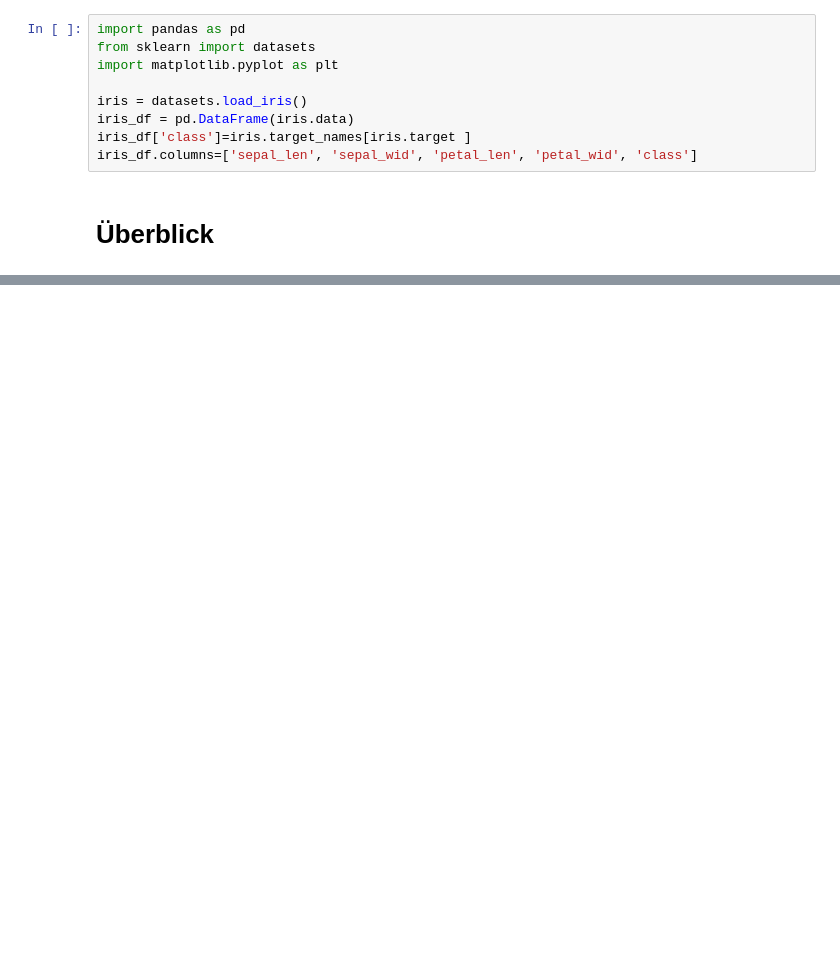
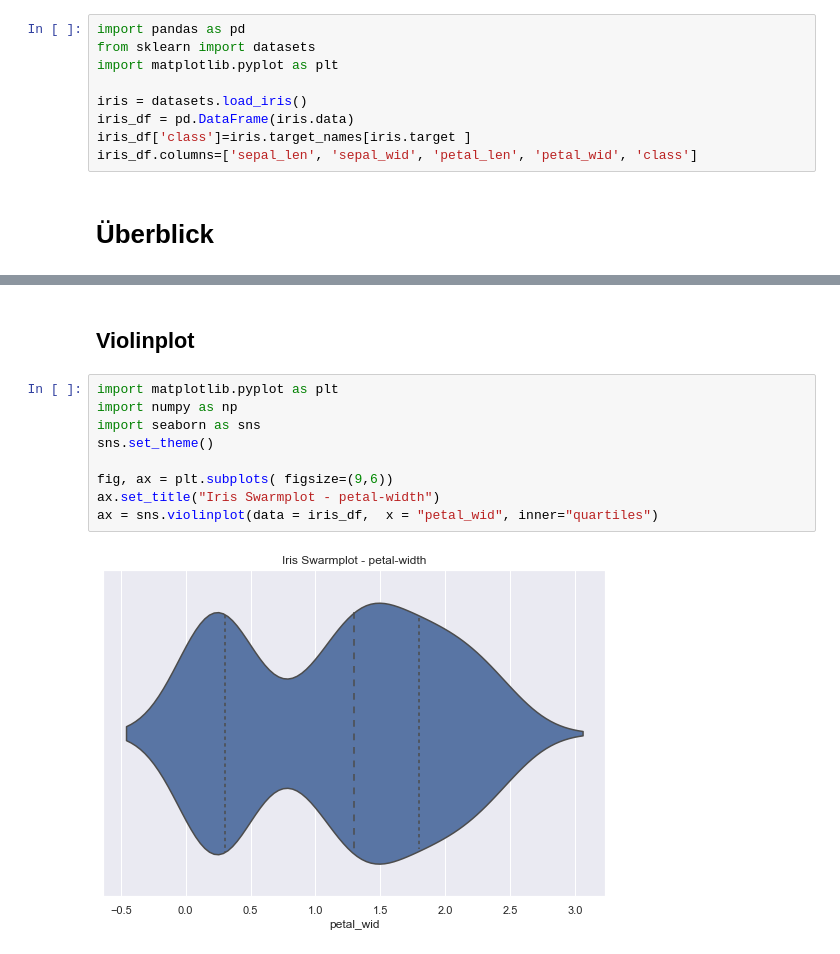
Before and after one commit to Prof-Greipl/rmd_dsml, a Jupyter notebook: jupyter/visualisierung-zu-iris.ipynb, the cells around one changed output, grey strips where cells are left out. Saved outputs shown, nothing was run; the diff lists cells and outputs as text; blank space fills up the shorter version.

```diff
--- a/jupyter/visualisierung-zu-iris.ipynb
+++ b/jupyter/visualisierung-zu-iris.ipynb
@@ -27,0 +50,13 @@ iris_df.describe()
+# %% [markdown]
+## Violinplot
+# %%
+import matplotlib.pyplot as plt
+import numpy as np
+import seaborn as sns
+sns.set_theme()
+
+fig, ax = plt.subplots( figsize=(9,6))
+ax.set_title("Iris Swarmplot - petal-width")
+ax = sns.violinplot(data = iris_df,  x = "petal_wid", inner="quartiles")
+# %% [output]
+[figure, added]
```
Also changed, not shown: parts of 15 cells of this notebook, 12 other files.
